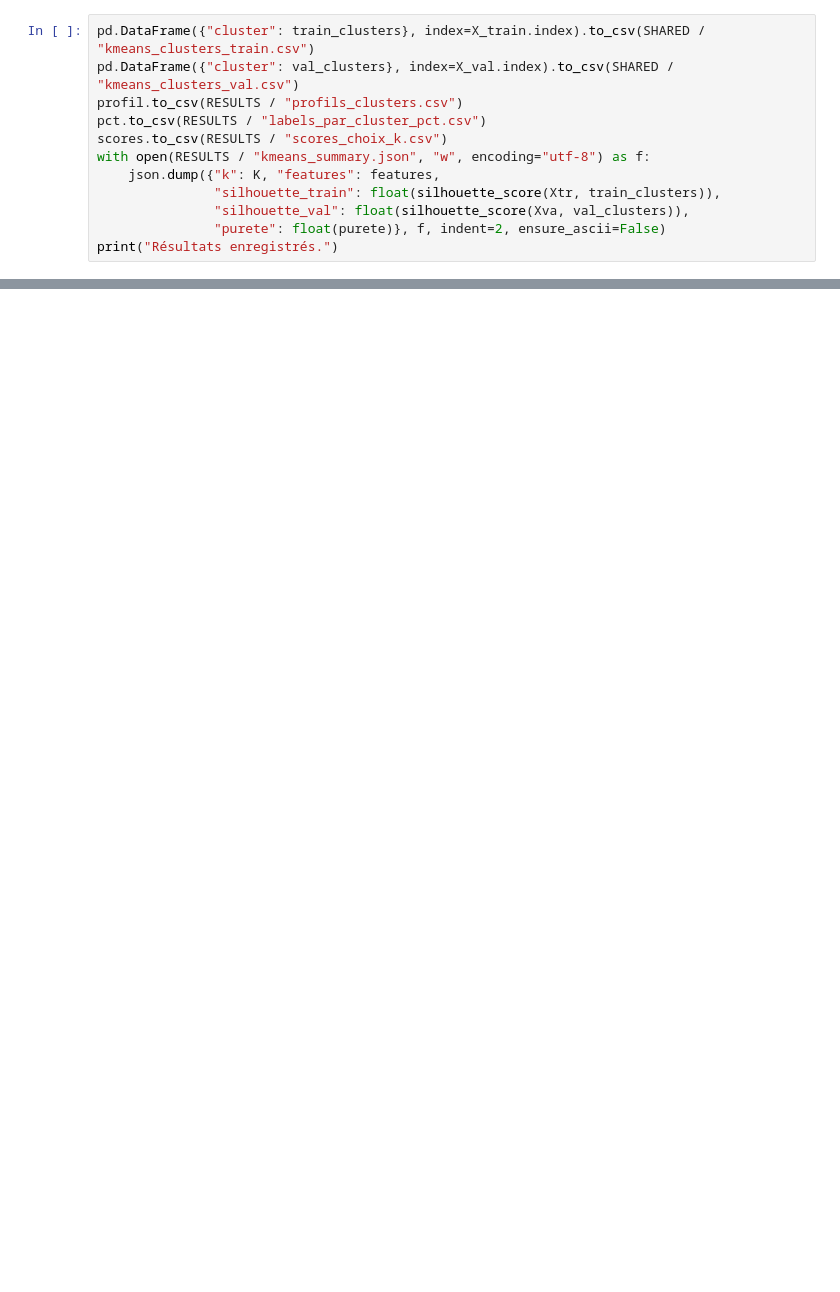
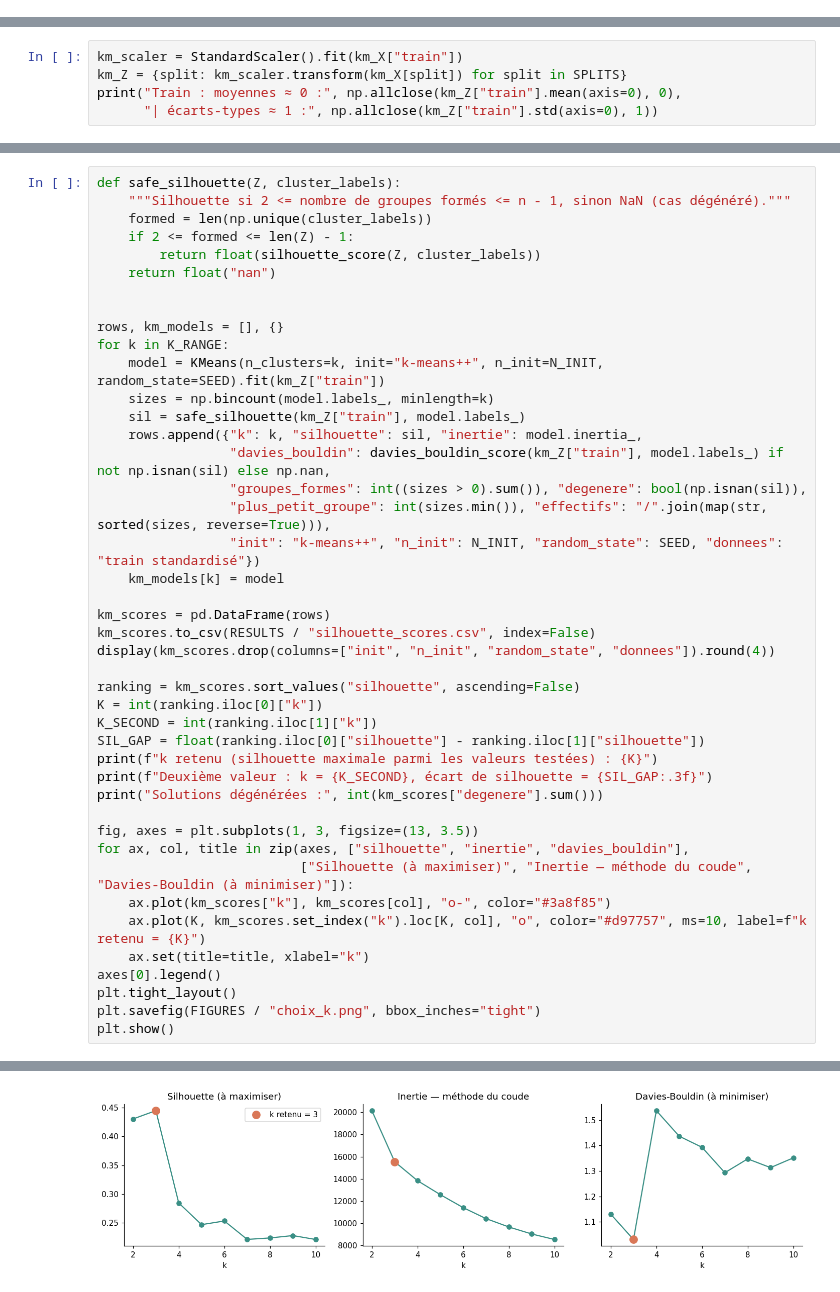
Before and after one commit to Charaf9999/student-dropout-prediction, a Jupyter notebook: 03_kmeans.ipynb, the cells around one changed output, grey strips where cells are left out. Saved outputs shown, nothing was run; the diff lists cells and outputs as text; blank space fills up the shorter version.

```diff
--- a/03_kmeans.ipynb
+++ b/03_kmeans.ipynb
@@ -319,12 +0,0 @@ Variance expliquée : [0.482 0.153]
-# %%
-pd.DataFrame({"cluster": train_clusters}, index=X_train.index).to_csv(SHARED / "kmeans_clusters_train.csv")
-pd.DataFrame({"cluster": val_clusters}, index=X_val.index).to_csv(SHARED / "kmeans_clusters_val.csv")
-profil.to_csv(RESULTS / "profils_clusters.csv")
-pct.to_csv(RESULTS / "labels_par_cluster_pct.csv")
-scores.to_csv(RESULTS / "scores_choix_k.csv")
-with open(RESULTS / "kmeans_summary.json", "w", encoding="utf-8") as f:
-    json.dump({"k": K, "features": features,
-               "silhouette_train": float(silhouette_score(Xtr, train_clusters)),
-               "silhouette_val": float(silhouette_score(Xva, val_clusters)),
-               "purete": float(purete)}, f, indent=2, ensure_ascii=False)
-print("Résultats enregistrés.")
@@ -332,0 +108,5 @@ Résultats enregistrés.
+# %%
+km_scaler = StandardScaler().fit(km_X["train"])
+km_Z = {split: km_scaler.transform(km_X[split]) for split in SPLITS}
+print("Train : moyennes ≈ 0 :", np.allclose(km_Z["train"].mean(axis=0), 0),
+      "| écarts-types ≈ 1 :", np.allclose(km_Z["train"].std(axis=0), 1))
@@ -332,0 +123,44 @@ Résultats enregistrés.
+# %%
+def safe_silhouette(Z, cluster_labels):
+    """Silhouette si 2 <= nombre de groupes formés <= n - 1, sinon NaN (cas dégénéré)."""
+    formed = len(np.unique(cluster_labels))
+    if 2 <= formed <= len(Z) - 1:
+        return float(silhouette_score(Z, cluster_labels))
+    return float("nan")
+
+
+rows, km_models = [], {}
+for k in K_RANGE:
+    model = KMeans(n_clusters=k, init="k-means++", n_init=N_INIT, random_state=SEED).fit(km_Z["train"])
+    sizes = np.bincount(model.labels_, minlength=k)
+    sil = safe_silhouette(km_Z["train"], model.labels_)
+    rows.append({"k": k, "silhouette": sil, "inertie": model.inertia_,
+                 "davies_bouldin": davies_bouldin_score(km_Z["train"], model.labels_) if not np.isnan(sil) else np.nan,
+                 "groupes_formes": int((sizes > 0).sum()), "degenere": bool(np.isnan(sil)),
+                 "plus_petit_groupe": int(sizes.min()), "effectifs": "/".join(map(str, sorted(sizes, reverse=True))),
+                 "init": "k-means++", "n_init": N_INIT, "random_state": SEED, "donnees": "train standardisé"})
+    km_models[k] = model
+
+km_scores = pd.DataFrame(rows)
+km_scores.to_csv(RESULTS / "silhouette_scores.csv", index=False)
+display(km_scores.drop(columns=["init", "n_init", "random_state", "donnees"]).round(4))
+
+ranking = km_scores.sort_values("silhouette", ascending=False)
+K = int(ranking.iloc[0]["k"])
+K_SECOND = int(ranking.iloc[1]["k"])
+SIL_GAP = float(ranking.iloc[0]["silhouette"] - ranking.iloc[1]["silhouette"])
+print(f"k retenu (silhouette maximale parmi les valeurs testées) : {K}")
+print(f"Deuxième valeur : k = {K_SECOND}, écart de silhouette = {SIL_GAP:.3f}")
+print("Solutions dégénérées :", int(km_scores["degenere"].sum()))
+
+fig, axes = plt.subplots(1, 3, figsize=(13, 3.5))
+for ax, col, title in zip(axes, ["silhouette", "inertie", "davies_bouldin"],
+                          ["Silhouette (à maximiser)", "Inertie — méthode du coude", "Davies-Bouldin (à minimiser)"]):
+    ax.plot(km_scores["k"], km_scores[col], "o-", color="#3a8f85")
+    ax.plot(K, km_scores.set_index("k").loc[K, col], "o", color="#d97757", ms=10, label=f"k retenu = {K}")
+    ax.set(title=title, xlabel="k")
+axes[0].legend()
+plt.tight_layout()
+plt.savefig(FIGURES / "choix_k.png", bbox_inches="tight")
+plt.show()
+# %% [output]
@@ -332,0 +180 @@ Résultats enregistrés.
+[figure, added]
```
Also changed, not shown: parts of 59 cells of this notebook, 34 other files.
